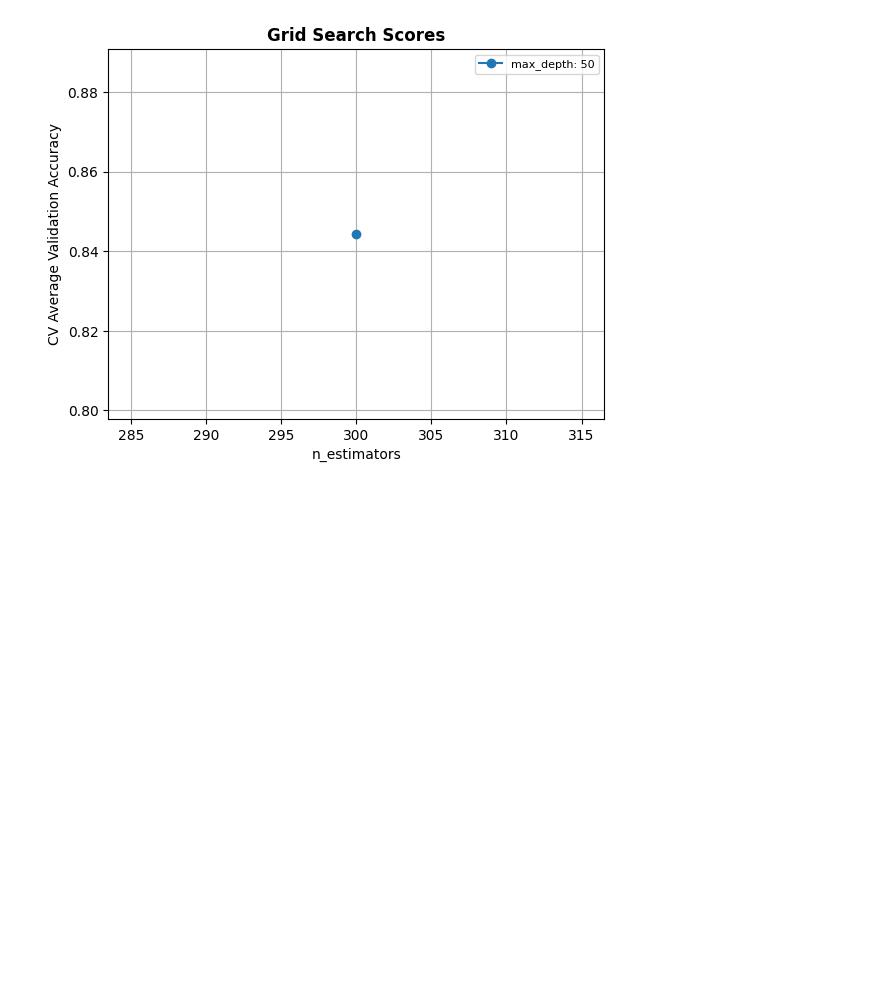
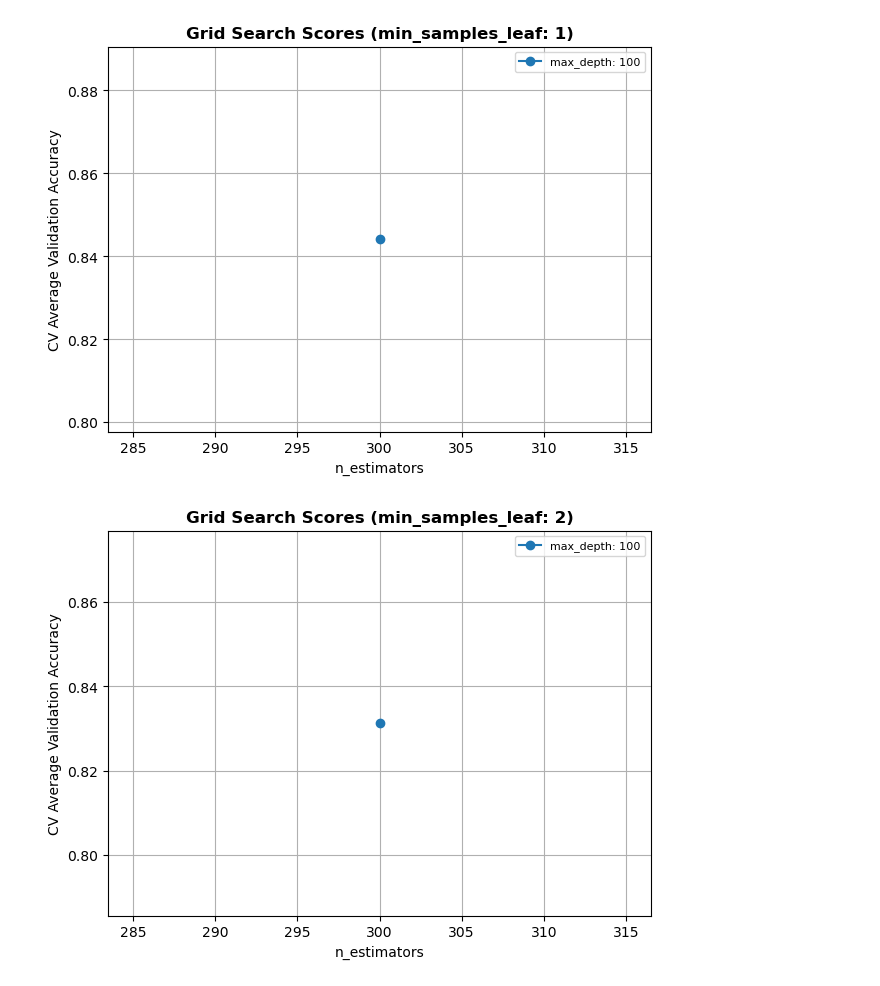
Before and after one commit to o2ba/fs-classify-products, a Jupyter notebook: data/Georgios & Joscha Random Forest/J03_Random_Forrest.ipynb, the cells around one changed output. Drawn from its saved outputs; the diff is of its cells as text; code cells hidden in the pictures; blank space fills up the shorter version.

```diff
--- a/data/Georgios & Joscha Random Forest/J03_Random_Forrest.ipynb
+++ b/data/Georgios & Joscha Random Forest/J03_Random_Forrest.ipynb
@@ -17,33 +16,67 @@ def plot_grid_search_2d(cv_results, grid_param_1, grid_param_2, name_param_1, na
+# %%
+### Function to visualize the results of Grid Search with 3 hyperparameters ###
+def plot_grid_search_3d(cv_results, grid_param_1, grid_param_2, grid_param_3, name_param_1, name_param_2, name_param_3):
+    """
+    Plots a grid search result for 3 hyperparameters as a series of 2D plots (one for each value of grid_param_3).
+    """
+    import numpy as np
+    import matplotlib.pyplot as plt
+
+    scores_mean = np.array(cv_results['mean_test_score'])
+    # Reshape to (len(grid_param_1), len(grid_param_2), len(grid_param_3))
+    scores_mean = scores_mean.reshape(len(grid_param_1), len(grid_param_2), len(grid_param_3))
+
+    for idx3, val3 in enumerate(grid_param_3):
+        _, ax = plt.subplots(1, 1, figsize=(7, 5))
+        for idx1, val1 in enumerate(grid_param_1):
+            ax.plot(grid_param_2, scores_mean[idx1, :, idx3], '-o', label=f"{name_param_1}: {val1}")
+        ax.set_title(f"Grid Search Scores ({name_param_3}: {val3})", fontsize=12, fontweight='bold')
+        ax.set_xlabel(name_param_2, fontsize=10)
+        ax.set_ylabel('CV Average Validation Accuracy', fontsize=10)
+        ax.legend(loc="best", fontsize=8)
+        ax.grid(True)
+        plt.show()
 # %%
 from sklearn.ensemble import RandomForestClassifier
 from sklearn.model_selection import GridSearchCV
 import pandas as pd
 import numpy as np
 
 balanced_data = pd.read_csv("balanced_data.csv")
 # Features und Ziel
 X = balanced_data.drop(columns='target')
 Y = balanced_data['target']
 from sklearn.model_selection import train_test_split
 X_train, X_test, Y_train, Y_test = train_test_split(X, Y, test_size = 0.2, random_state=1)
 
 # Klassifikationsmodell
 RForClassCV = RandomForestClassifier(random_state=0)
 
 # Grid definieren
 param_grid = {
-    'max_depth': [50],
-    'n_estimators': [300]}
+    'max_depth': [100],
+    'n_estimators': [300],
+    'min_samples_leaf': [1, 2, 4]
+}
 
 # GridSearchCV Setup
 model = RandomForestClassifier(random_state=0)
 grid = GridSearchCV(model, param_grid, cv=3, scoring='accuracy', return_train_score=True)
 grid.fit(X_train, Y_train)
 
 # Plot aufrufen
 import matplotlib.pyplot as plt
-plot_grid_search_2d(grid.cv_results_, param_grid['max_depth'], param_grid['n_estimators'],'max_depth', 'n_estimators')
-
+#plot_grid_search_2d(grid.cv_results_, param_grid['max_depth'], param_grid['n_estimators'],'max_depth', 'n_estimators')
+plot_grid_search_3d(
+    grid.cv_results_,
+    param_grid['max_depth'],
+    param_grid['n_estimators'],
+    param_grid['min_samples_leaf'],
+    'max_depth',
+    'n_estimators',
+    'min_samples_leaf'
+)
 plt.show()
 # %% [output]
-[figure, old version]
+[figure, new version]
+[figure, added]
```
Also changed, not shown: parts of 4 cells of this notebook, 1 other file.
